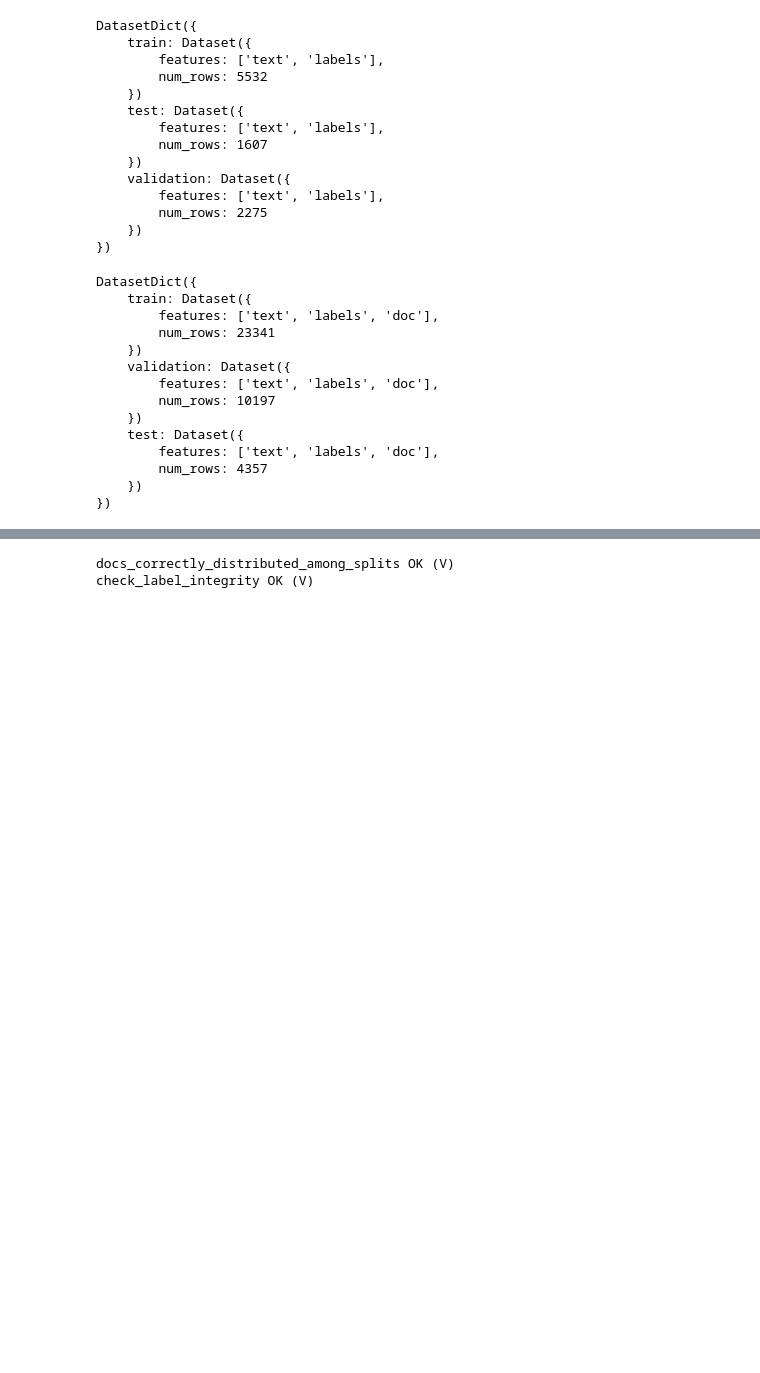
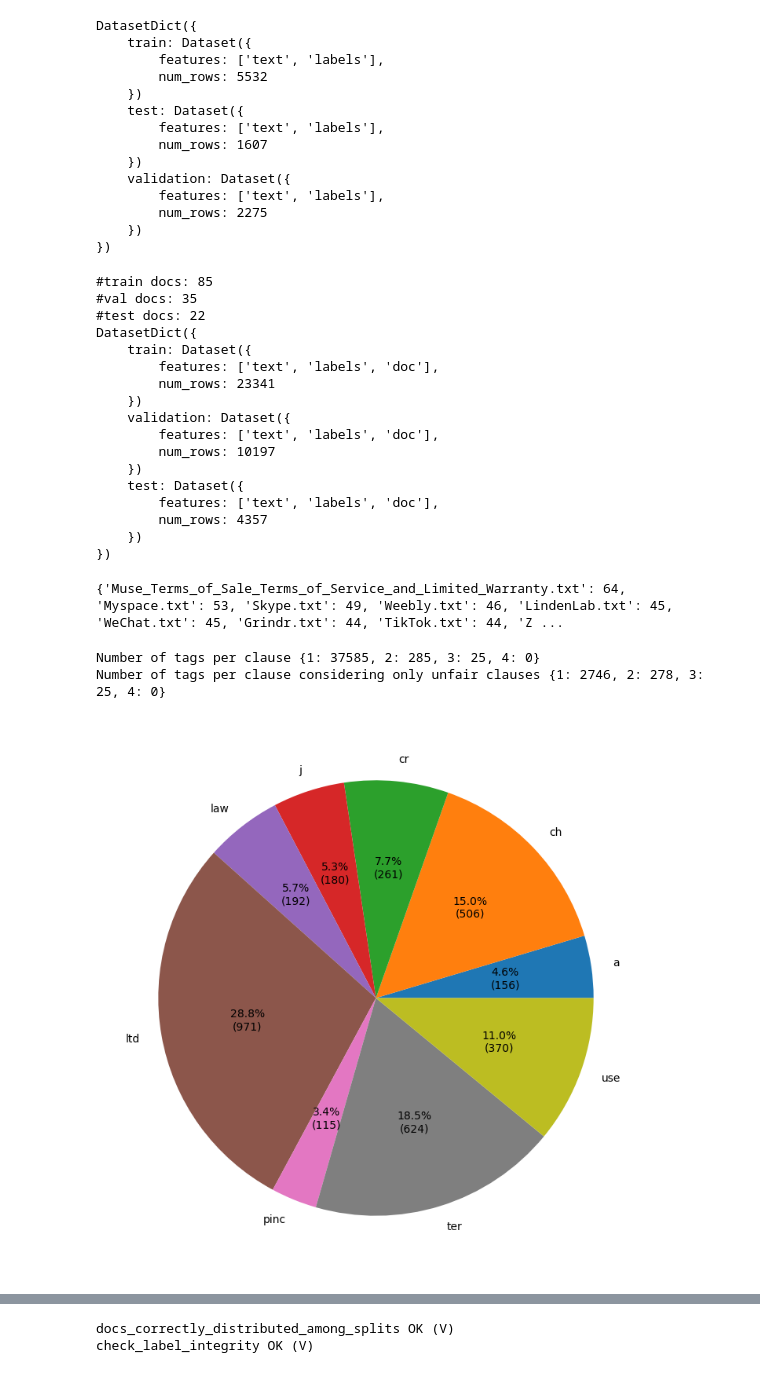
Before and after one commit to PanzaResce/dataset_refactoring, a Jupyter notebook: dataset.ipynb, the cells around one changed output, grey strips where cells are left out. Cells and saved outputs as stored; diff of their text form; code cells hidden in the pictures; blank space fills up the shorter version.

```diff
--- a/dataset.ipynb
+++ b/dataset.ipynb
@@ -30,0 +13,4 @@ all_sentences, all_labels, all_documents, id2doc = get_senteces_labels(doc_list_
+# %%
+tags_to_id, id_to_tags = get_tags_id(list_tags_file)
+
+all_sentences, all_labels, all_documents, id2doc = get_sentences_labels(doc_list_file, sentences_dir, labels_dir, tags_to_id)
@@ -52,6 +48,9 @@ full_dataset, new_tags_to_id = get_full_dataset(all_sentences, all_labels, all_d
 dataset_dict, train_docs, val_docs, test_docs = train_val_test_split(full_dataset)
 print(dataset_dict)
 # %% [output]
+#train docs: 85
+#val docs: 35
+#test docs: 22
 DatasetDict({
     train: Dataset({
         features: ['text', 'labels', 'doc'],
@@ -66,3 +65,17 @@ DatasetDict({
         num_rows: 4357
     })
 })
+# %%
+print(unfair_clauses_per_document(all_labels, all_documents, id2doc))
+# %% [output]
+{'Muse_Terms_of_Sale_Terms_of_Service_and_Limited_Warranty.txt': 64, 'Myspace.txt': 53, 'Skype.txt': 49, 'Weebly.txt': 46, 'LindenLab.txt': 45, 'WeChat.txt': 45, 'Grindr.txt': 44, 'TikTok.txt': 44, 'Z ...
+# %%
+print(f"Number of tags per clause {number_of_tags_per_clause(all_labels, tags_to_id, only_unfair=False)}")
+print(f"Number of tags per clause considering only unfair clauses {number_of_tags_per_clause(all_labels, tags_to_id, only_unfair=True)}")
+# %% [output]
+Number of tags per clause {1: 37585, 2: 285, 3: 25, 4: 0}
+Number of tags per clause considering only unfair clauses {1: 2746, 2: 278, 3: 25, 4: 0}
+# %%
+unfair_pie_chart(full_dataset, new_tags_to_id)
+# %% [output]
+[figure, added]
```
Also changed, not shown: parts of 11 cells of this notebook, 10 other files.
